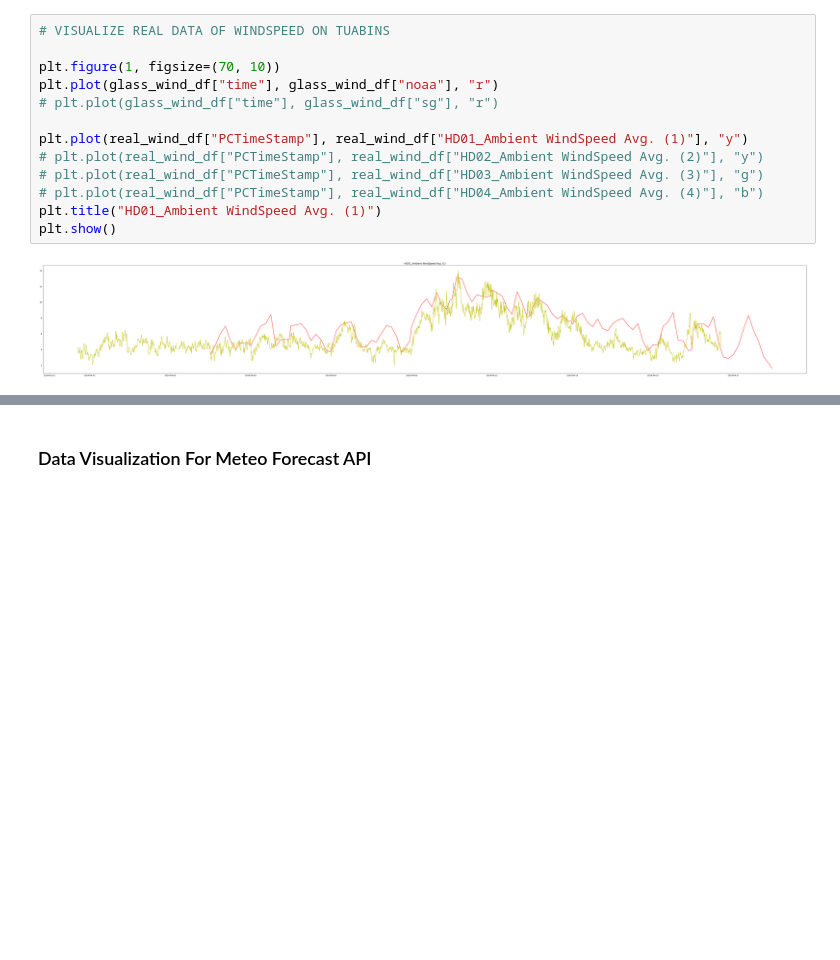
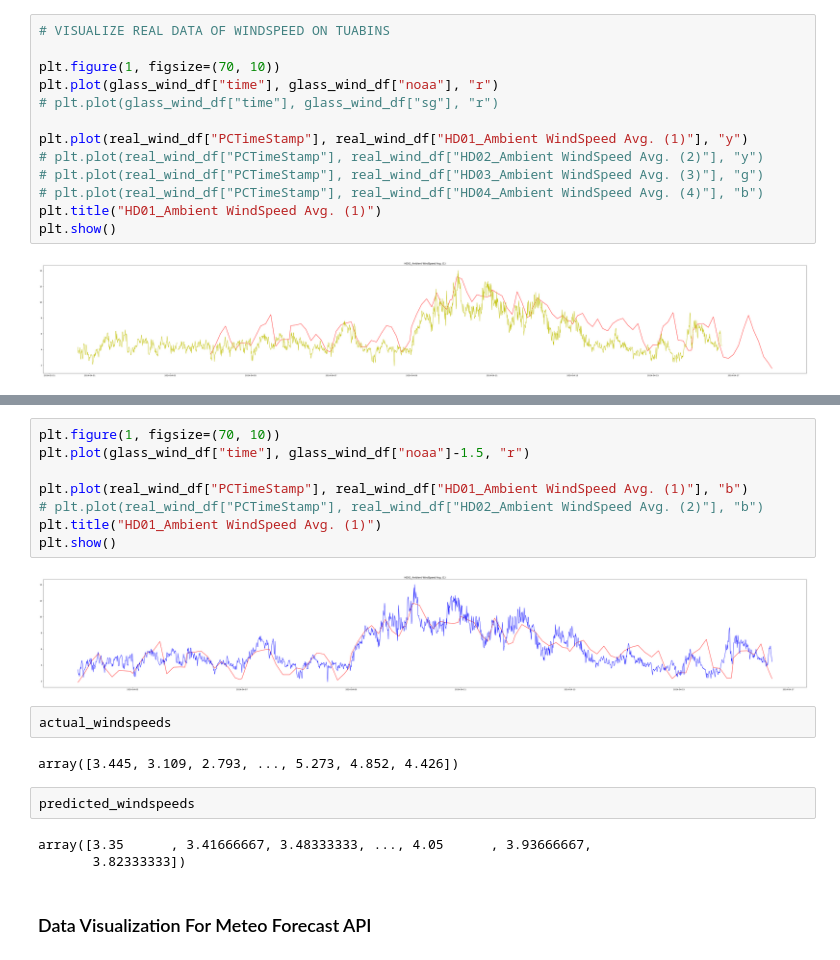
Before and after one commit to dungbachviet/windspeed-forecast-project, a Jupyter notebook: visualization.ipynb, the cells around one changed output, grey strips where cells are left out. Cells and saved outputs as stored; diff of their text form; blank space fills up the shorter version.

```diff
--- a/visualization.ipynb
+++ b/visualization.ipynb
@@ -163,3 +243,22 @@ plt.show()
+# %%
+plt.figure(1, figsize=(70, 10))
+plt.plot(glass_wind_df["time"], glass_wind_df["noaa"]-1.5, "r")
+
+plt.plot(real_wind_df["PCTimeStamp"], real_wind_df["HD01_Ambient WindSpeed Avg. (1)"], "b")
+# plt.plot(real_wind_df["PCTimeStamp"], real_wind_df["HD02_Ambient WindSpeed Avg. (2)"], "b")
+plt.title("HD01_Ambient WindSpeed Avg. (1)")
+plt.show()
+# %% [output]
+[figure, added]
+# %%
+actual_windspeeds
+# %% [output]
+array([3.445, 3.109, 2.793, ..., 5.273, 4.852, 4.426])
+# %%
+predicted_windspeeds
+# %% [output]
+array([3.35      , 3.41666667, 3.48333333, ..., 4.05      , 3.93666667,
+       3.82333333])
 # %% [markdown]
 ### Data Visualization For Meteo Forecast API
 # %%
```
Also changed, not shown: parts of 5 cells of this notebook, 1 other file.
